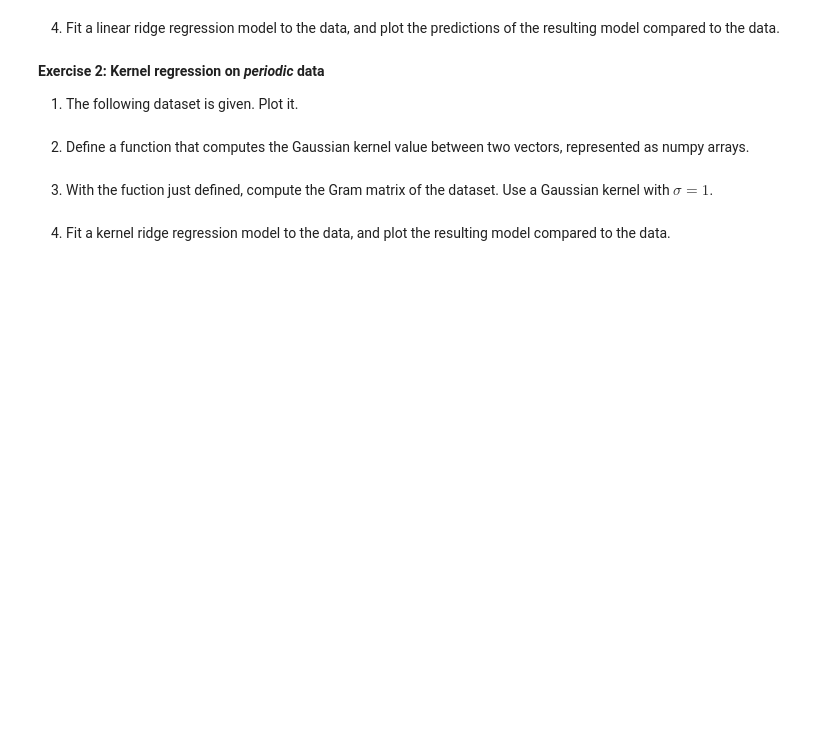
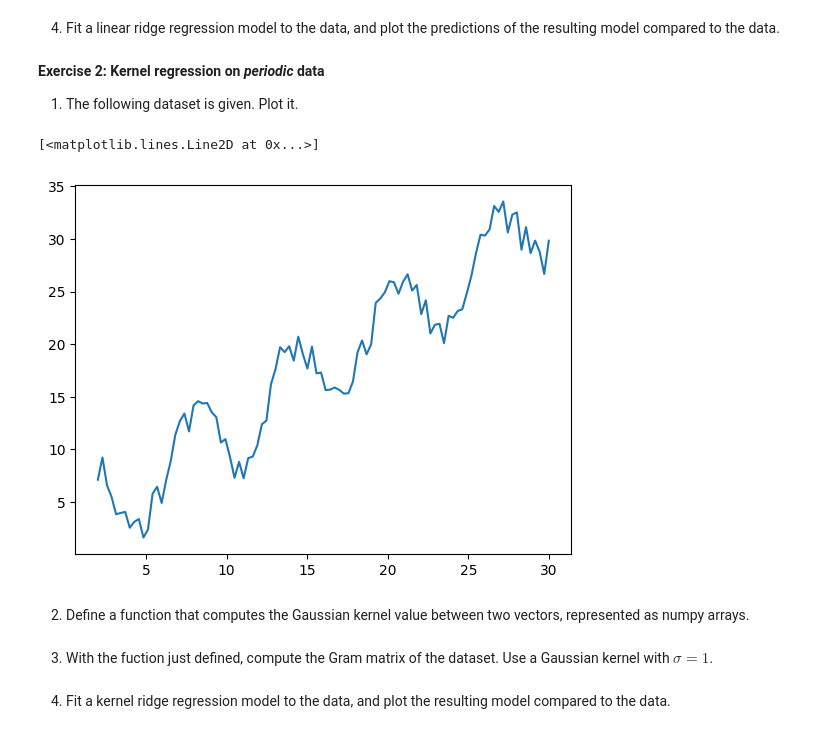
Before and after one commit to alessimichele/adv-ml-units, a Jupyter notebook: notebooks/AdvML_UniTS_2023_Lab_02_Kernel_ridge_regression_and_kPCA.ipynb, the cells around one changed output. Cells and saved outputs as stored; diff of their text form; code cells hidden in the pictures; blank space fills up the shorter version.

```diff
--- a/notebooks/AdvML_UniTS_2023_Lab_02_Kernel_ridge_regression_and_kPCA.ipynb
+++ b/notebooks/AdvML_UniTS_2023_Lab_02_Kernel_ridge_regression_and_kPCA.ipynb
@@ -49,2 +68,7 @@ ykr = xkr + 4 * np.sin(xkr) + 4 * np.random.rand(xkr.shape[0])
+# %%
+plt.plot(xkr, ykr)
+# %% [output]
+[<matplotlib.lines.Line2D at 0x...>]
+[figure, added]
 # %% [markdown]
 2. Define a function that computes the Gaussian kernel value between two vectors, represented as numpy arrays.
```
Also changed, not shown: parts of 10 cells of this notebook.
